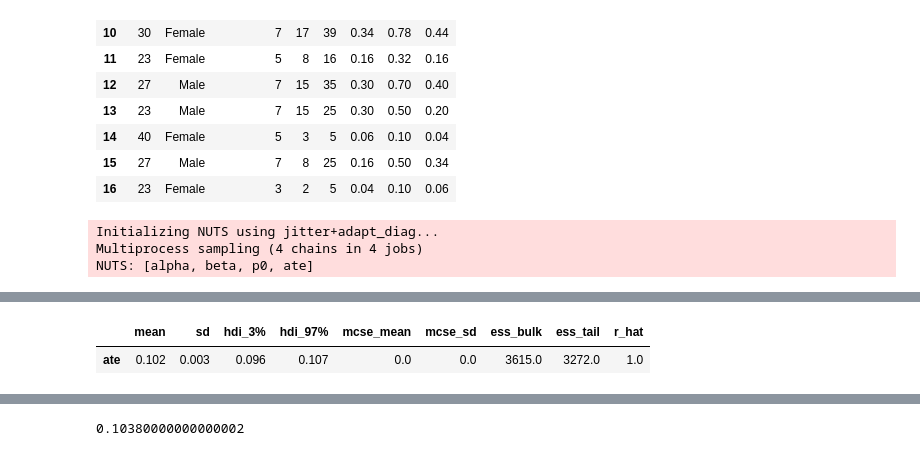
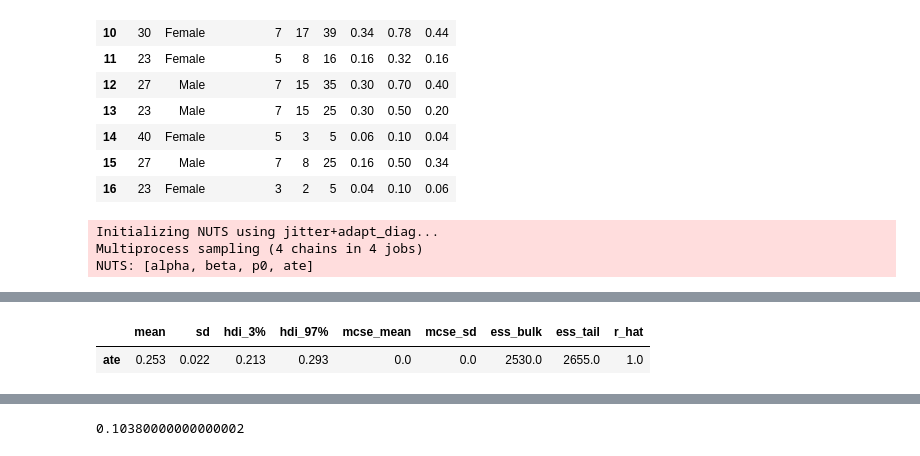
Before and after one commit to tarmojuristo/bayes2025, a Jupyter notebook: basketball.ipynb, the cells around one changed output, grey strips where cells are left out. Drawn from its saved outputs; the diff is of its cells as text; code cells hidden in the pictures.

```diff
--- a/basketball.ipynb
+++ b/basketball.ipynb
@@ -494,7 +494,7 @@ with pm.Model() as model:
     beta = pm.HalfNormal("beta", sigma=2)
 
     # Baseline success rates
-    p0 = pm.Beta("p0", alpha=alpha, beta=beta, shape=len(data))
+    p0 = pm.Beta("p0", alpha=alpha, beta=beta) #, shape=num_players)
 
     # Treatment effect (ATE) on success rate
     ate = pm.Normal("ate", mu=0, sigma=0.2)
@@ -521,2 +521,2 @@ Sampling 4 chains for 1_000 tune and 1_000 draw iterations (4_000 + 4_000 draws
 |  | mean | sd | hdi_3% | hdi_97% | mcse_mean | mcse_sd | ess_bulk | ess_tail | r_hat |
-| ate | 0.102 | 0.003 | 0.096 | 0.107 | 0.0 | 0.0 | 3615.0 | 3272.0 | 1.0 |
+| ate | 0.253 | 0.022 | 0.213 | 0.293 | 0.0 | 0.0 | 2530.0 | 2655.0 | 1.0 |
```
Also changed, not shown: parts of 21 cells of this notebook, 5 other files.
